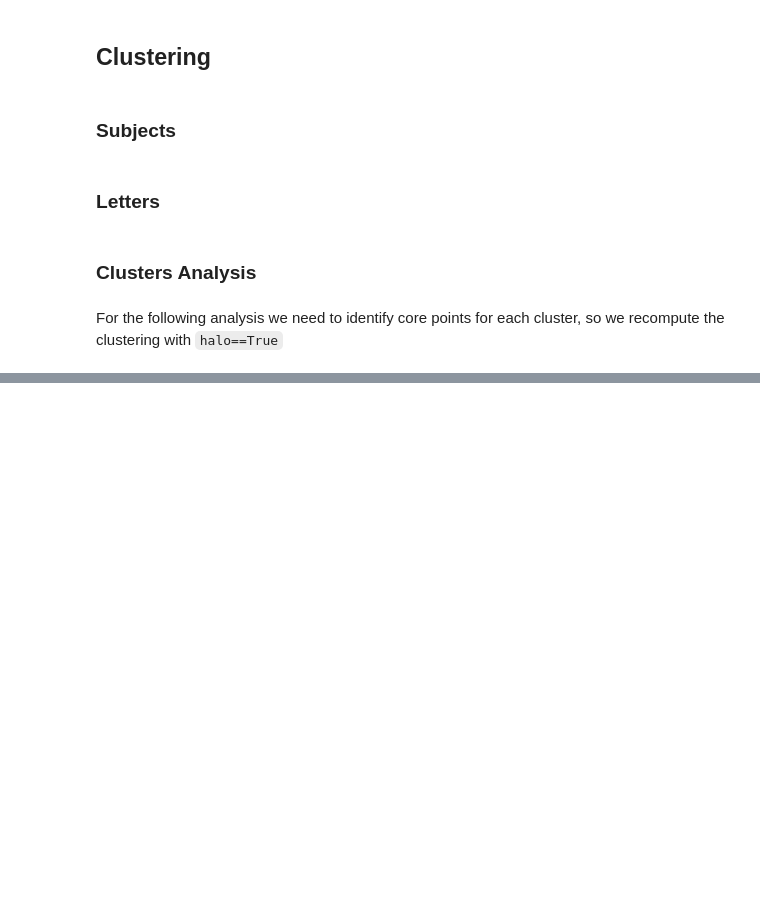
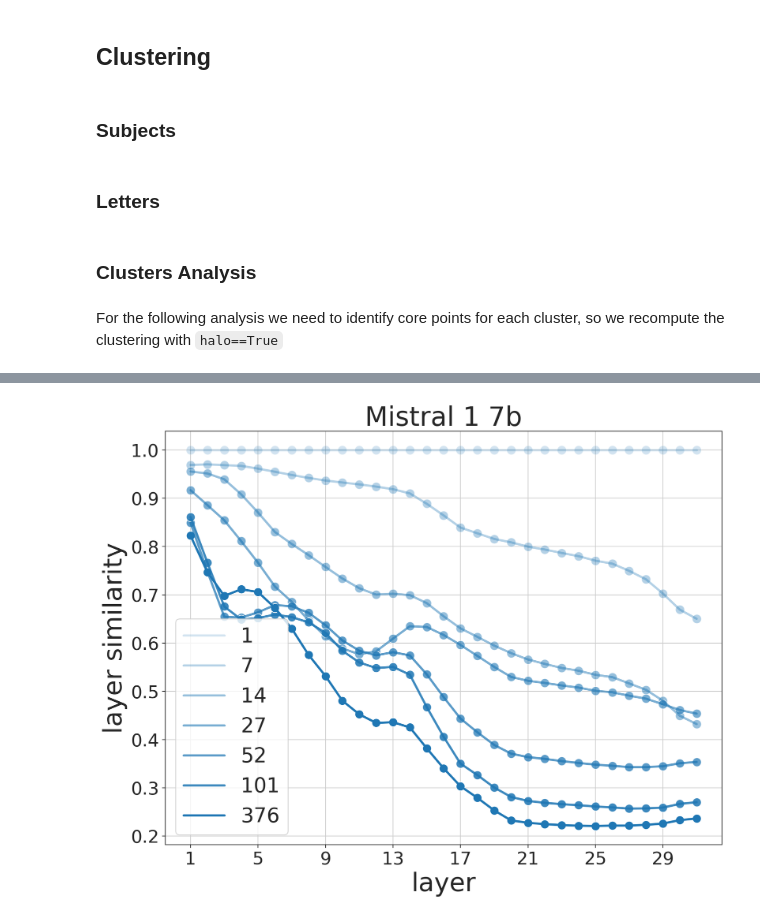
Before and after one commit to diegodoimo/geometry_icl_finetuning, a Jupyter notebook: notebook/plot.ipynb, the cells around one changed output, grey strips where cells are left out. Saved outputs shown, nothing was run; the diff lists cells and outputs as text; code cells hidden in the pictures; blank space fills up the shorter version.

Commit message:
added_overlap

```diff
--- a/notebook/plot.ipynb
+++ b/notebook/plot.ipynb
@@ -38,6 +40,9 @@ _PATH_ft = Path(f"/orfeo/cephfs/scratch/area/ddoimo/open"\
 
 _PATH = Path(f"/orfeo/cephfs/scratch/area/ddoimo/open/geometric_lens"
              f"/repo/results/evaluated_test/random_order/{model_name}")
+
+_CACHE_PATH = Path(f"cache/{model_name}/")
+_CACHE_PATH.mkdir(parents=True, exist_ok=True)
 # %%
 def find_num_shot(path):
     if "70b" in path:
@@ -146,7 +158,8 @@ AVG = 2
 _METRICS = ["intrinsic_dimension",
             "clustering_subject",
             "clustering_letter",
-            "clusters_analysis"]
+            "clusters_analysis",
+            "dynamics_of_finetuning"]
 # %% [markdown]
 # Paper results
 The following snippet can be used to replicate some of the plot from the paper
@@ -250,11 +259,9 @@ if "clustering_letter" in _METRICS:
     shot = [0, 1, 2, find_num_shot(str(_PATH))]
     data_letter = []
 
-    cache_path = Path(f"cache/{model_name}/")
-    cache_path.mkdir(parents=True, exist_ok=True)
-    if os.path.exists(cache_path / "letter.pkl"):
+    if os.path.exists(_CACHE_PATH / "letter.pkl"):
         print("Loading from cache")
-        with open(cache_path / "letter.pkl", "rb") as f:
+        with open(_CACHE_PATH / "letter.pkl", "rb") as f:
             data_letter = pickle.load(f)
     else:
         for i in shot:
@@ -284,13 +291,13 @@ if "clustering_letter" in _METRICS:
             )
         )
 
-        with open(cache_path / "letter.pkl", "wb") as f:
+        with open(_CACHE_PATH / "letter.pkl", "wb") as f:
             pickle.dump(data_letter, f)
 
     ari = [np.array(i['adjusted_rand_score']) for i in data_letter]
-    plotter(file_name="ari_letters/"+model_name, model=model_name, data=ari, title=title,
+    plotter(file_name="ari_letters/"+model_name, data=ari, title=title,
             ylabel="ARI", yticks=0.5, avg=0)
-    plotter(file_name="ari_letters/"+model_name, model=model_name, data=ari, title=title,
+    plotter(file_name="ari_letters/"+model_name, data=ari, title=title,
             ylabel="ARI", yticks=0.5, avg=AVG)
     print("Clustering Letters done")
 # %% [markdown]
@@ -365,0 +444,73 @@ if "clusters_analysis" in _METRICS:
+# %%
+if "dynamics_of_finetuning" in _METRICS:
+    print("Dynamics of finetuning")
+
+    # Representations for the dataset used for the finetuning
+    _BASE_PATH = Path(f"/orfeo/cephfs/scratch/area/ddoimo/" \
+                    f"open/geometric_lens/repo/results/" \
+                    f"finetuned_dev_val_balanced_40samples/" \
+                    f"evaluated_dev+validation/{model_name}/" \
+                    f"6epochs/epoch_0")
+
+    # Representations for different checkpoints of the finetuning
+    _CHKP_PATH = Path(f"/orfeo/cephfs/scratch/area/ddoimo/" \
+                    f"open/geometric_lens/repo/results/" \
+                    f"finetuned_dev_val_balanced_40samples/" \
+                    f"evaluated_dev+validation/{model_name}/" \
+                    f"6epochs/10ckpts/")
+
+    if os.path.exists(_CACHE_PATH / f"chkp_overlap.npy"):
+        chkp_overlap = np.load(_CACHE_PATH / f"chkp_overlap.npy")
+    else:
+        point_overlap = PointOverlap()
+
+        # mask used to extract the representations of the dataset used for the finetuning
+        mask = np.load("/u/dssc/zenocosini/geometry_icl_finetuning/assets/mask.npy")
+
+        _CACHE_PATH = Path(f"cache/{model_name}/")
+        _CACHE_PATH.mkdir(parents=True, exist_ok=True)
+
+        base_tensors, _, _ = retrieve_from_storage(_BASE_PATH,
+                                                full_tensor=True)
+        if model_name == "llama-3-70b":
+            base_tensors = base_tensors[:,mask[:-2]]
+        else:
+            base_tensors = base_tensors[:,mask]
+
+        chkp_overlap = []
+
+        # steps_of_ft = tqdm.tqdm([1, 2, 3, 6, 12, 22, 42, 77, 144, 268])
+        # steps_of_ft = tqdm.tqdm([1, 2, 3, 5, 9, 16, 29, 50, 88, 153])
+        # steps_of_ft = tqdm.tqdm([1, 2, 4, 9, 19, 40, 83, 173, 360, 752])
+        steps_of_ft = tqdm.tqdm([1, 2, 4, 8, 17, 34, 68, 138, 279, 564])
+        if model_name == "llama-3-70b":
+            # steps_of_ft = tqdm.tqdm([1, 2, 4, 7, 13, 24, 44, 84, 158, 296])
+            steps_of_ft = tqdm.tqdm([1, 2, 3, 6, 11, 19, 35, 63, 114, 206])
+
+        for step_number in steps_of_ft:
+            steps_of_ft.set_description(f"Computing metric for model {model_name}")
+
+            chkp_point_tensor, _, _ = retrieve_from_storage(_CHKP_PATH / f"step_{step_number}",
+                                                            full_tensor=True)
+            if model_name == "llama-3-70b":
+                chkp_point_tensor = chkp_point_tensor[:,mask[:-2]]
+            else:
+                chkp_point_tensor = chkp_point_tensor[:, mask]
+
+            # Compute neighborhood overlap between the base and the checkpoint tensors
+            output = point_overlap.main(input_i=base_tensors,
+                                        input_j=chkp_point_tensor,
+                                        number_of_layers=base_tensors.shape[0],
+                                        k=30)
+            chkp_overlap.append(output)
+
+        chkp_overlap = np.stack(chkp_overlap)
+        np.save( _CACHE_PATH / f"point_overlap.npy", chkp_overlap)
+
+chkp_overlap = [chkp_overlap[i] for i in range(len(chkp_overlap))]
+
+# Plot overlap
+title = model_name[0].upper() + model_name[1:]
+plot_overlap(chkp_overlap, title, 2)
+# %% [output]
+[figure, added]
```
Also changed, not shown: parts of 7 cells of this notebook, 13 other files.
